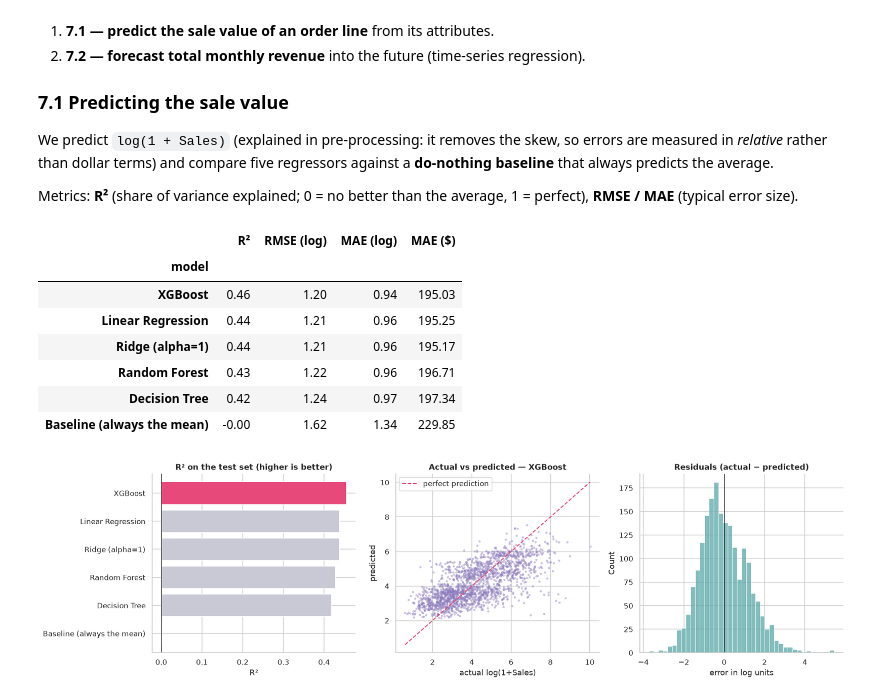
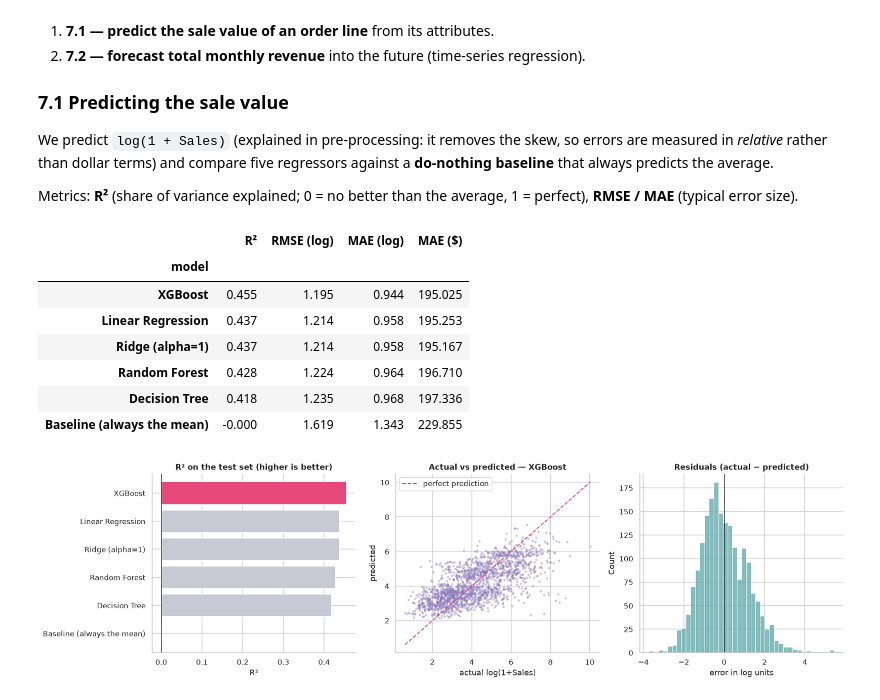
Before and after one commit to Abhishek222983101/sales-analytics-platform, a Jupyter notebook: dwm-project/DWM_Sales_Analytics.ipynb, the cells around one changed output. Drawn from its saved outputs; the diff is of its cells as text; code cells hidden in the pictures.

```diff
--- a/dwm-project/DWM_Sales_Analytics.ipynb
+++ b/dwm-project/DWM_Sales_Analytics.ipynb
@@ -1138,0 +1192,25 @@ print(f"6. Sale size depends on the product, not on timing or shipping (weak num
+# %%
+cut_off = clean["Sales"].quantile(0.75)                    # the same "high-value" line that section 6 uses
+cmp["high_value"] = cmp["Sales"] >= cut_off
+
+def head_to_head(d):
+    yearly = d.groupby("order_year")["Sales"].sum()
+    return pd.Series({
+        "Total revenue ($)":                   d["Sales"].sum(),
+        "Share of all revenue (%)":            100 * d["Sales"].sum() / clean["Sales"].sum(),
+        "Order lines sold":                    len(d),
+        "Average sale per line ($)":           d["Sales"].mean(),
+        "Typical (median) sale per line ($)":  d["Sales"].median(),
+        "High-value lines (%)":                100 * d["high_value"].mean(),
+        "Revenue per order containing it ($)": d["Sales"].sum() / d["Order ID"].nunique(),
+        "Growth 2015 → 2018 (%)":              100 * (yearly[2018] / yearly[2015] - 1),
+    })
+
+h2h = pd.DataFrame({c: head_to_head(cmp[cmp["Category"] == c]) for c in two})
+fmt = {"Total revenue ($)": "${:,.0f}", "Share of all revenue (%)": "{:.1f}%", "Order lines sold": "{:,.0f}",
+       "Average sale per line ($)": "${:,.0f}", "Typical (median) sale per line ($)": "${:,.0f}",
+       "High-value lines (%)": "{:.1f}%", "Revenue per order containing it ($)": "${:,.0f}", "Growth 2015 → 2018 (%)": "{:+.0f}%"}
+pretty = h2h.astype(object).copy()
+for row, f in fmt.items():
+    pretty.loc[row] = [f.format(v) for v in h2h.loc[row]]
+pretty
@@ -1378,38 +1660,38 @@ Metrics: **R²** (share of variance explained; 0 = no better than the average, 1
 # %%
 yr = mdl["log_sales"]
 Xr_train, Xr_test, yr_train, yr_test = train_test_split(X, yr, test_size=0.2, random_state=RANDOM_STATE)
 
 regressors = {
     "Baseline (always the mean)": DummyRegressor(strategy="mean"),
     "Linear Regression":  LinearRegression(),
     "Ridge (alpha=1)":    Ridge(alpha=1.0),
     "Decision Tree":      DecisionTreeRegressor(max_depth=8, min_samples_leaf=5, random_state=RANDOM_STATE),
     "Random Forest":      RandomForestRegressor(n_estimators=250, min_samples_leaf=3, n_jobs=2, random_state=RANDOM_STATE),
     "XGBoost":            XGBRegressor(n_estimators=300, max_depth=4, learning_rate=0.05, subsample=0.9,
                                        colsample_bytree=0.9, tree_method="hist", n_jobs=2, random_state=RANDOM_STATE),
 }
 rows, reg_fitted, reg_pred = [], {}, {}
 for name, model in regressors.items():
     pipe = Pipeline([("prep", make_preprocessor()), ("model", model)]).fit(Xr_train, yr_train)
     pred = pipe.predict(Xr_test)
     reg_fitted[name], reg_pred[name] = pipe, pred
     rows.append({"model": name, "R²": r2_score(yr_test, pred),
                  "RMSE (log)": np.sqrt(mean_squared_error(yr_test, pred)),
                  "MAE (log)": mean_absolute_error(yr_test, pred),
                  "MAE ($)": mean_absolute_error(np.expm1(yr_test), np.expm1(pred))})
 
 reg_results = pd.DataFrame(rows).set_index("model").sort_values("R²", ascending=False)
 best_reg = reg_results.index[0]
-reg_results.round(3)
+reg_results.style.format("{:,.3f}")
 # %% [output]
 |  | R² | RMSE (log) | MAE (log) | MAE ($) |
 | model |  |  |  |  |
-| XGBoost | 0.46 | 1.20 | 0.94 | 195.03 |
-| Linear Regression | 0.44 | 1.21 | 0.96 | 195.25 |
-| Ridge (alpha=1) | 0.44 | 1.21 | 0.96 | 195.17 |
-| Random Forest | 0.43 | 1.22 | 0.96 | 196.71 |
-| Decision Tree | 0.42 | 1.24 | 0.97 | 197.34 |
-| Baseline (always the mean) | -0.00 | 1.62 | 1.34 | 229.85 |
+| XGBoost | 0.455 | 1.195 | 0.944 | 195.025 |
+| Linear Regression | 0.437 | 1.214 | 0.958 | 195.253 |
+| Ridge (alpha=1) | 0.437 | 1.214 | 0.958 | 195.167 |
+| Random Forest | 0.428 | 1.224 | 0.964 | 196.710 |
+| Decision Tree | 0.418 | 1.235 | 0.968 | 197.336 |
+| Baseline (always the mean) | -0.000 | 1.619 | 1.343 | 229.855 |
 # %%
 fig, axes = plt.subplots(1, 3, figsize=(17, 4.8))
 r2_plot = reg_results["R²"].sort_values()
```
Also changed, not shown: parts of 24 cells of this notebook, 6 other files.
